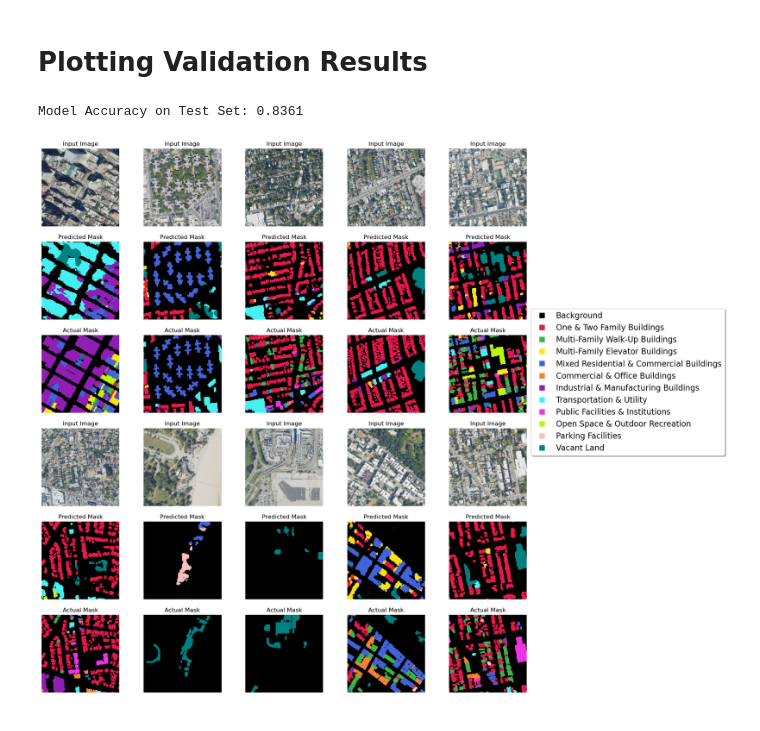
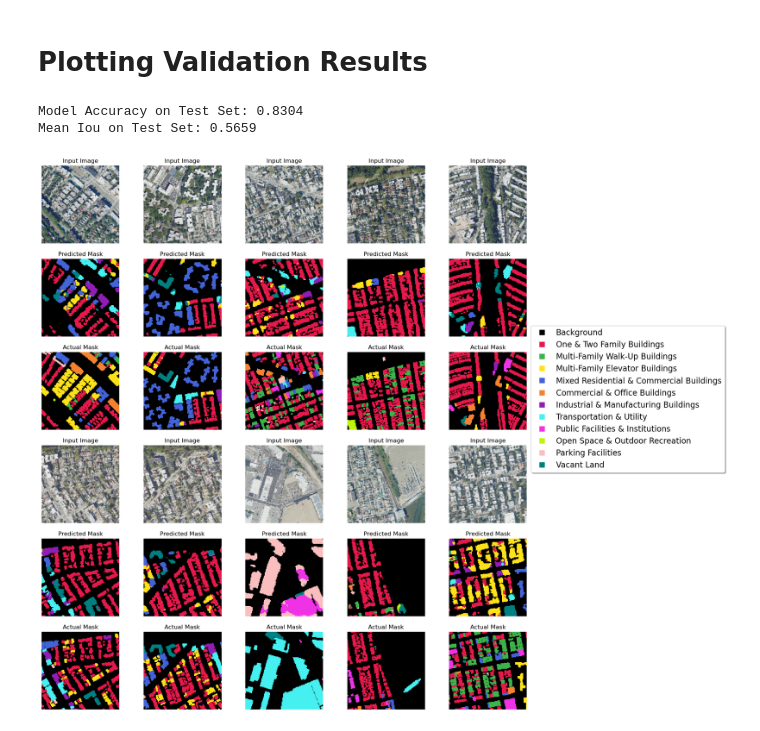
Before and after one commit to matzefit/AIBuildingFunctionPredicition, a Jupyter notebook: training.ipynb, the cells around one changed output. Saved outputs shown, nothing was run; the diff lists cells and outputs as text; code cells hidden in the pictures.

```diff
--- a/training.ipynb
+++ b/training.ipynb
@@ -70,15 +70,18 @@ masks_dir = 'Data/Processed/lu_tiles'
 files = [f for f in os.listdir(images_dir) if os.path.isfile(os.path.join(images_dir, f)) and not (f.endswith('(1).tif') or f.endswith('(2).tif'))]
 
 # Split files into training and validation sets
-train_files, val_files = train_test_split(files, test_size=0.20, random_state=42)
+train_files, val_files = train_test_split(files, test_size=0.30, random_state=42)
+val_files,test_files = train_test_split(val_files, test_size=0.5, random_state=42)
 
 # Dataset and DataLoader setup using paths
 train_dataset = CustomDataset(images_dir, masks_dir, train_files, image_transform=image_transform, mask_transform=mask_transform)
 val_dataset = CustomDataset(images_dir, masks_dir, val_files, image_transform=image_transform, mask_transform=mask_transform)
+test_dataset = CustomDataset(images_dir, masks_dir, test_files, image_transform=image_transform, mask_transform=mask_transform)
 
 # Create DataLoaders
 train_loader = DataLoader(train_dataset, batch_size=64, shuffle=True)
 val_loader = DataLoader(val_dataset, batch_size=64, shuffle=False)
+test_loader = DataLoader(test_dataset, batch_size=64, shuffle=False)
 # %% [markdown]
 # Visualization of Training Data
 # %%
@@ -286,6 +289,8 @@ for epoch in range(num_epochs):
     val_total = 0
     correct_predictions = 0
     val_totalPix = 0.0
+    all_preds= []
+    all_labels=[]
 
     with torch.no_grad():
         for inputs, labels in val_loader:
@@ -301,7 +306,10 @@ for epoch in range(num_epochs):
             val_totalPix += labels.numel()
             correct_predictions += torch.sum(preds == labels).item()
             # Calculate IoU score
-
+            all_preds.append(preds)
+            all_labels.append(labels)
+        all_preds = torch.cat(all_preds) #concatenate allpreds across all batches
+        all_labels = torch.cat(all_labels)
         # Calculate IoU score
         iou = iou_score(preds, labels)
 
@@ -406,6 +434,8 @@ def visualize_random_images(model, device, test_loader, num_visualizations=5):
     images_to_visualize = []
     running_corrects = 0
     total_pixels = 0
+    all_preds = []
+    all_labels = []
 
     # Define a custom color map with distinct colors
     colors = ['#000000', '#e6194b', '#3cb44b', '#ffe119', '#4363d8', '#f58231', '#911eb4', '#46f0f0', '#f032e6', '#bcf60c', '#fabebe', '#008080']
@@ -423,13 +453,22 @@ def visualize_random_images(model, device, test_loader, num_visualizations=5):
             running_corrects += torch.sum(preds == masks)
             total_pixels += masks.numel()
 
+            all_preds.append(preds)
+            all_labels.append(masks)
+
             # Collect images and predictions
             if len(images_to_visualize) < num_visualizations * 2:  # Collect double the amount for 6 rows of unique images
                 images_to_visualize.extend([(images[i].cpu(), preds[i].cpu(), masks[i].cpu()) for i in range(images.size(0))])
 
     # Calculate and print overall accuracy
+    all_preds=torch.cat(all_preds)
+    all_labels=torch.cat(all_labels)
+
     accuracy = running_corrects.double() / total_pixels
+    mean_iou=iou_score(all_preds, all_labels)
+
     print(f"Model Accuracy on Test Set: {accuracy:.4f}")
+    print(f"Mean Iou on Test Set: {mean_iou:.4f}")
 
     # Shuffle to get random images
     np.random.shuffle(images_to_visualize)
@@ -448,32 +487,33 @@ def visualize_random_images(model, device, test_loader, num_visualizations=5):
         img_display = img.permute(1, 2, 0)
         img_display = img_display * torch.tensor([0.229, 0.224, 0.225]) + torch.tensor([0.485, 0.456, 0.406])
         img_display = img_display.clip(0, 1)
         plt.imshow(img_display)
         plt.title("Input Image")
         plt.axis("off")
 
         # Predicted Mask
         plt.subplot(rows_per_set, cols, (set_index * 3 + 1) * cols + col_position + 1)
         plt.imshow(pred.numpy(), cmap=cmap,interpolation='nearest')
         plt.title("Predicted Mask")
         plt.axis("off")
 
         # Actual Mask
         plt.subplot(rows_per_set, cols, (set_index * 3 + 2) * cols + col_position + 1)
         plt.imshow(actual.numpy(), cmap=cmap,interpolation='nearest')
         plt.title("Actual Mask")
         plt.axis("off")
 
     # Create a legend for the classes
     class_labels = ["Background", "One & Two Family Buildings", "Multi-Family Walk-Up Buildings", "Multi-Family Elevator Buildings", "Mixed Residential & Commercial Buildings", "Commercial & Office Buildings", "Industrial & Manufacturing Buildings", "Transportation & Utility", "Public Facilities & Institutions", "Open Space & Outdoor Recreation", "Parking Facilities", "Vacant Land"]
     patches = [plt.plot([], [], marker="s", ms=10, ls="", mec=None, color=colors[i], label="{:s}".format(class_labels[i]))[0] for i in range(len(class_labels))]
     plt.legend(handles=patches, loc='lower center', bbox_to_anchor=(2.3, 3), fancybox=True, shadow=True, ncol=1,fontsize=16)
 
     # plt.tight_layout()
     plt.show()
 
 # Call the visualization function
 visualize_random_images(model, device, test_loader)
 # %% [output]
-Model Accuracy on Test Set: 0.8361
+Model Accuracy on Test Set: 0.8304
+Mean Iou on Test Set: 0.5659
-[figure, old version]
+[figure, new version]
```
Also changed, not shown: parts of 7 cells of this notebook, 2 other files.
